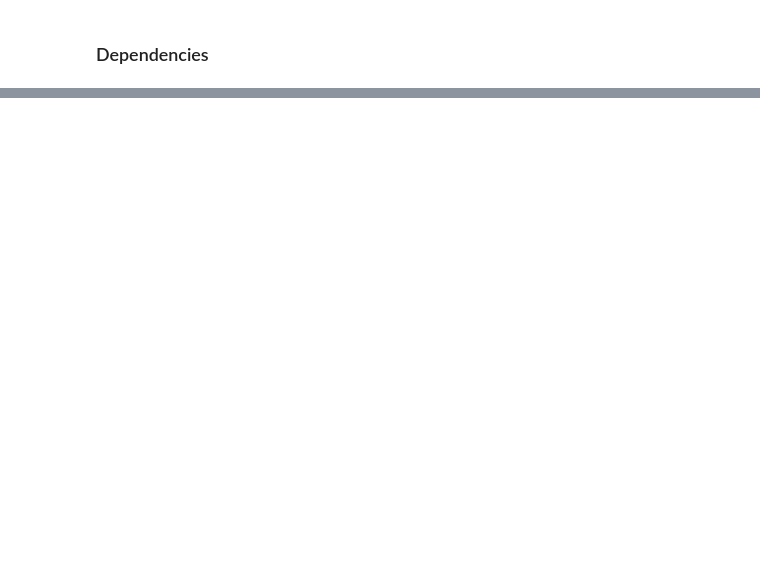
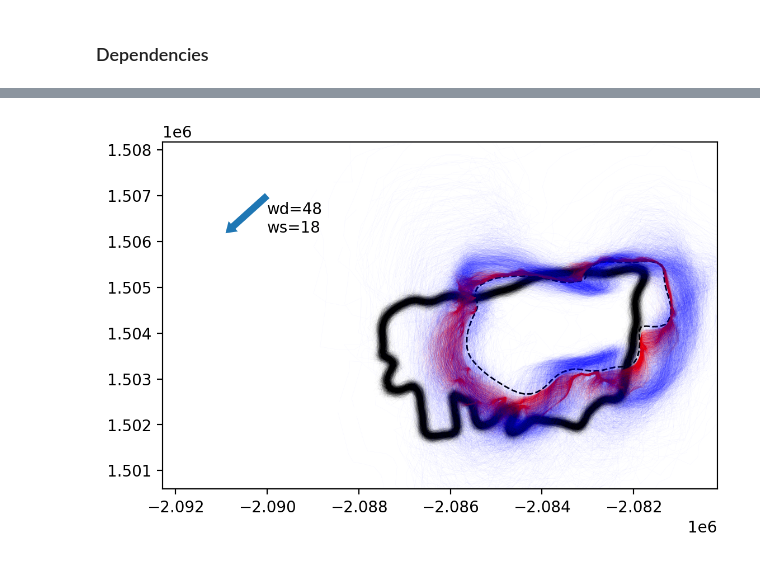
Before and after one commit to tolgacaglar/farsite-devAPI, a Jupyter notebook: src/EnKF Updates EDA (plots).ipynb, the cells around one changed output, grey strips where cells are left out. Saved outputs shown, nothing was run; the diff lists cells and outputs as text; code cells hidden in the pictures; blank space fills up the shorter version.

```diff
--- a/src/EnKF Updates EDA (plots).ipynb
+++ b/src/EnKF Updates EDA (plots).ipynb
@@ -149,0 +166,6 @@ gdfupdate = gdfignition[gdfignition['objectid'].str.contains('Update')]
+# %%
+fig, ax = plt.subplots(1,1, dpi=200)
+
+plot_ensemble_compare(data, 2, ax)
+# %% [output]
+[figure, added]
```
Also changed, not shown: parts of 23 cells of this notebook, 4 other files.
